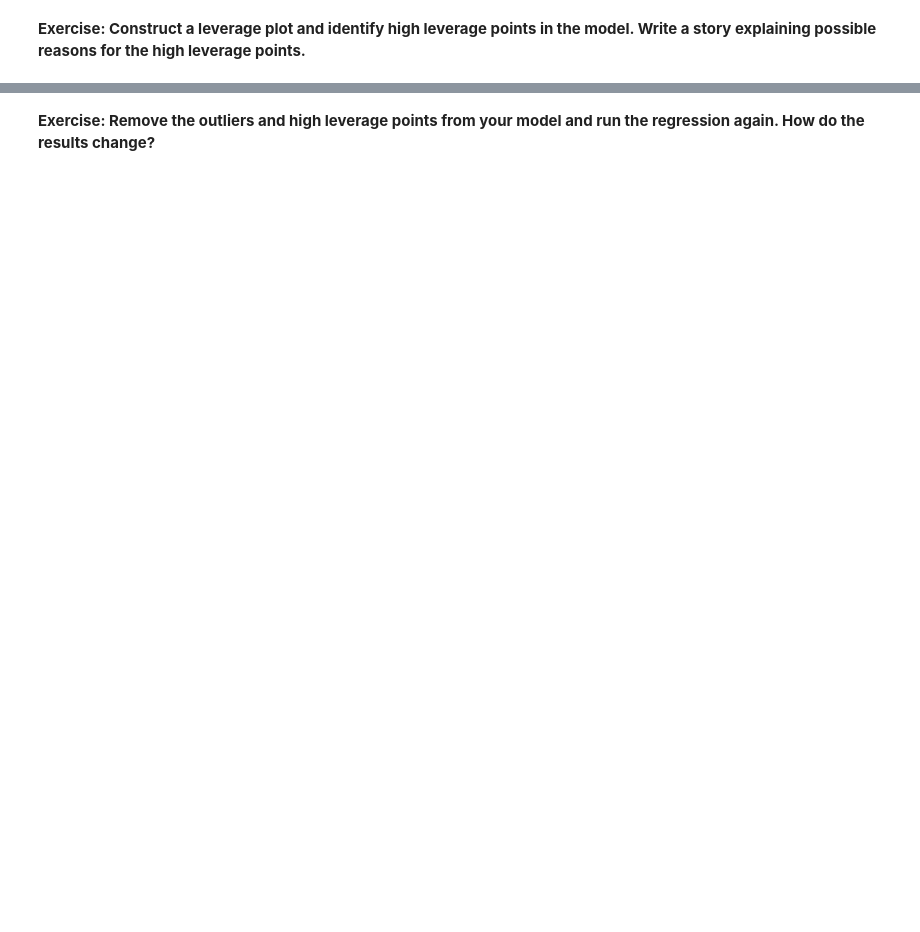
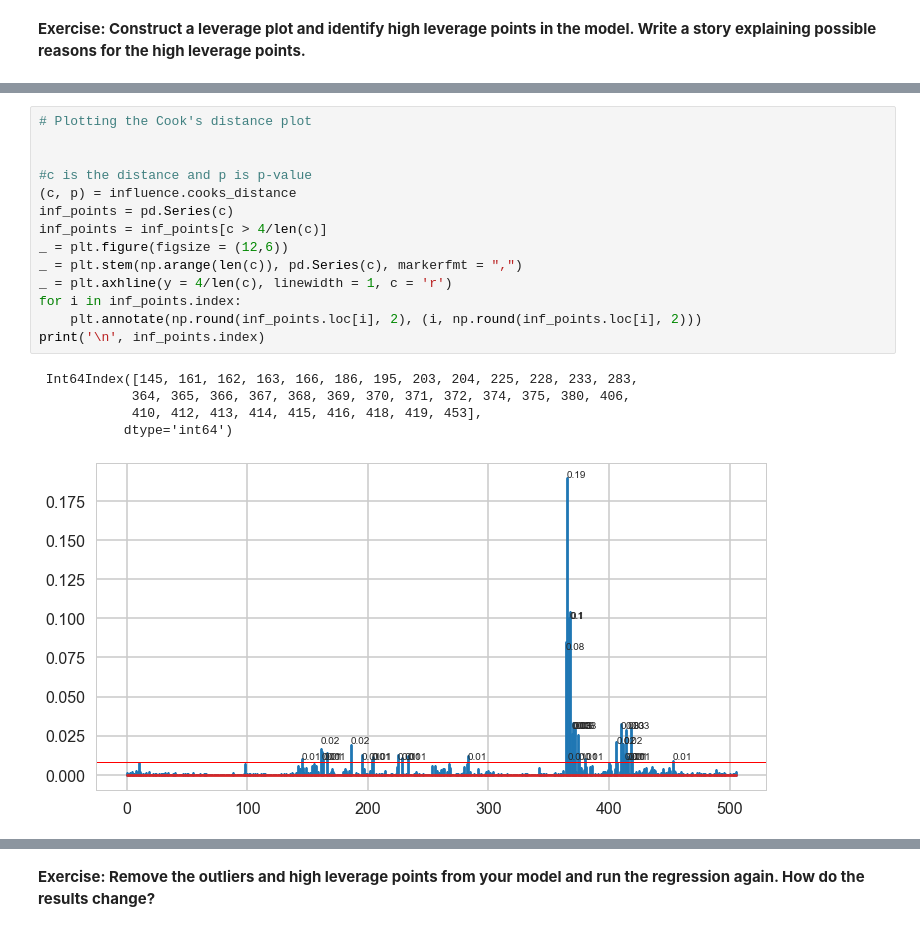
Before and after one commit to pratha19/Springboard_mini_project_10.1_Linear_Reg, a Jupyter notebook: Mini_Project_Linear_Regression.ipynb, the cells around one changed output, grey strips where cells are left out. Cells and saved outputs as stored; diff of their text form; blank space fills up the shorter version.

```diff
--- a/Mini_Project_Linear_Regression.ipynb
+++ b/Mini_Project_Linear_Regression.ipynb
@@ -1154,0 +1298,20 @@ fig = plot_leverage_resid2(m_CR_RM_PT, alpha=0.05, ax = ax)
+# %%
+# Plotting the Cook's distance plot
+
+
+#c is the distance and p is p-value
+(c, p) = influence.cooks_distance
+inf_points = pd.Series(c)
+inf_points = inf_points[c > 4/len(c)]
+_ = plt.figure(figsize = (12,6))
+_ = plt.stem(np.arange(len(c)), pd.Series(c), markerfmt = ",")
+_ = plt.axhline(y = 4/len(c), linewidth = 1, c = 'r')
+for i in inf_points.index:
+    plt.annotate(np.round(inf_points.loc[i], 2), (i, np.round(inf_points.loc[i], 2)))
+print('\n', inf_points.index)
+# %% [output]
+ Int64Index([145, 161, 162, 163, 166, 186, 195, 203, 204, 225, 228, 233, 283,
+            364, 365, 366, 367, 368, 369, 370, 371, 372, 374, 375, 380, 406,
+            410, 412, 413, 414, 415, 416, 418, 419, 453],
+           dtype='int64')
+[figure, added]
```
Also changed, not shown: parts of 27 cells of this notebook.
